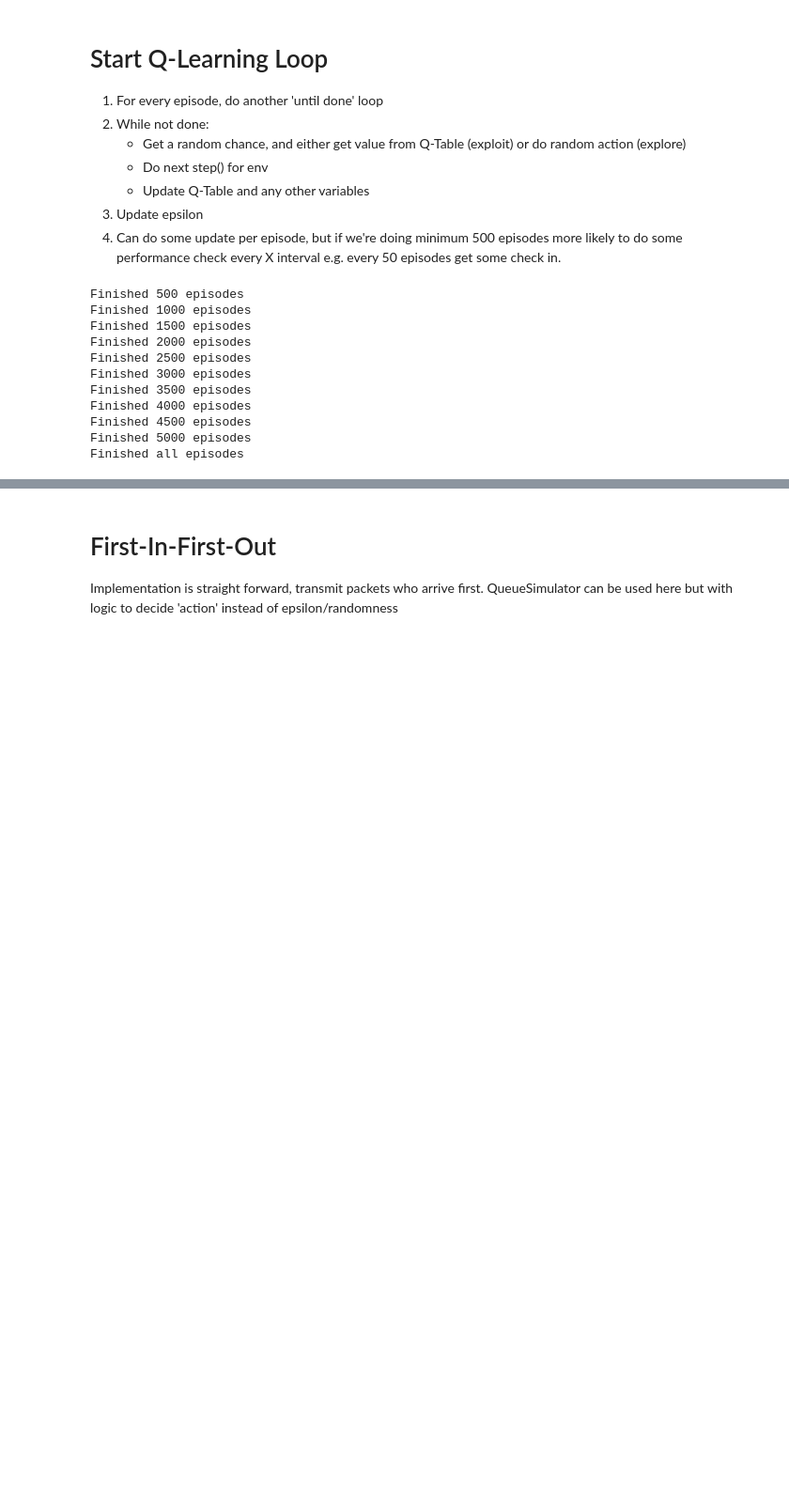
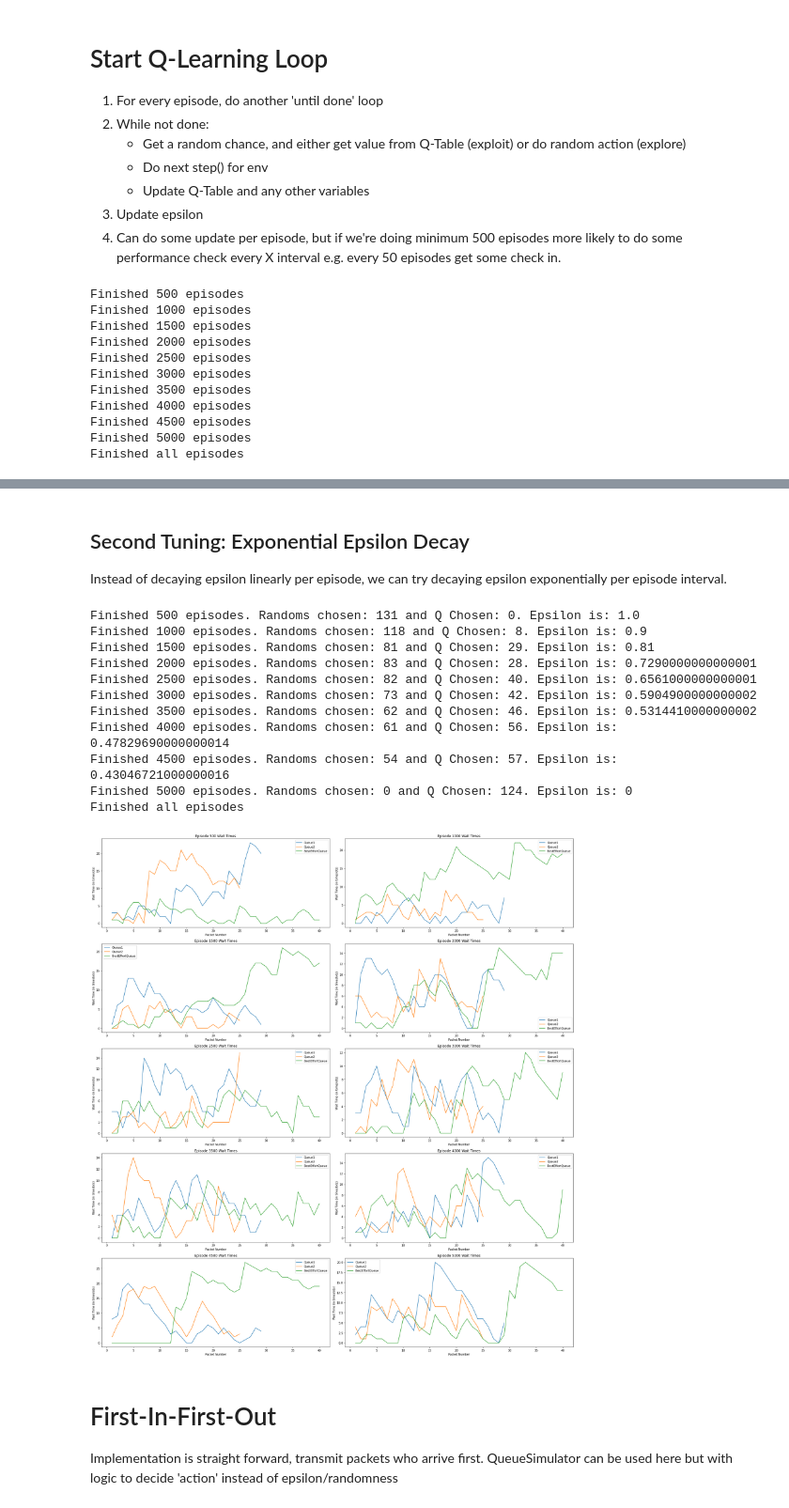
Before and after one commit to s3719678/ML_A2, a Jupyter notebook: notebooks/duc.ipynb, the cells around one changed output, grey strips where cells are left out. Shown at 94% size. Drawn from its saved outputs; the diff is of its cells as text; code cells hidden in the pictures; blank space fills up the shorter version.

```diff
--- a/notebooks/duc.ipynb
+++ b/notebooks/duc.ipynb
@@ -290,3 +362,73 @@ fig.tight_layout()
+# %% [markdown]
+## Second Tuning: Exponential Epsilon Decay
+Instead of decaying epsilon linearly per episode, we can try decaying epsilon exponentially per episode interval.
+# %%
+def q_learning_epsilon_exponential(env, q_table):
+    epsilon = EPSILON
+    epsi_decay_value = 0.9
+
+    random_chosen = 0
+    q_chosen = 0
+
+    for episode in range(1,EPISODES+1):
+        done = False
+        state = max_limit_state(env.reset(episode))
+        steps = 0
+        random_chosen = 0
+        q_chosen = 0
+
+        # On the last episode, try only using the q-table.
+        if episode == EPISODES:
+            epsilon = 0
+
+        # Early episodes almost guarantee a random action. With each episode however, the epsilon will decay, improving the chance of choosing a q_table action
+        while not done:
+            if np.random.random() < epsilon:
+                action = env.action_space.sample()
+                random_chosen += 1
+            else:
+                action = np.argmax(q_table[state])
+                q_chosen += 1
+
+            # Get the next state, reward, new done value, and info (not sure what this is)
+            # Also, in early episodes the queues can wait for very long times. Put a limit on the wait times in new_state
+            new_state, reward, done, info = env.step(action)
+            new_state = max_limit_state(new_state)
+
+            # Update QTable and calc reward. Not sure why current_q in example is 'discretState+(action,)'
+            new_max_q = np.max(q_table[new_state])
+            current_q = q_table[new_state][action]
+            q_table[new_state][action] = (1 - LEARNING_RATE)*current_q + LEARNING_RATE*(reward + DISCOUNT*new_max_q)
+
+            state = new_state
+            steps += 1
+
+        # Print progress every X episodes
+        if episode % TEST_INTERVAL == 0 and episode != 0:
+            print('Finished {0} episodes. Randoms chosen: {1} and Q Chosen: {2}. Epsilon is: {3}'.format(episode, random_chosen, q_chosen, epsilon))
+            epsilon = epsilon * epsi_decay_value
+
+    print('Finished all episodes')
+    env.close()
+    return q_table
+
+env = QueueSimulator(arrival_rates, mean_delay_requirements, queues_finished_timeslots)
+q_table = create_q_table()
+result_q_table = q_learning_epsilon_exponential(env, q_table)
+graph_q_learning_wait_times(env)
+# %% [output]
+Finished 500 episodes. Randoms chosen: 131 and Q Chosen: 0. Epsilon is: 1.0
+Finished 1000 episodes. Randoms chosen: 118 and Q Chosen: 8. Epsilon is: 0.9
+Finished 1500 episodes. Randoms chosen: 81 and Q Chosen: 29. Epsilon is: 0.81
+Finished 2000 episodes. Randoms chosen: 83 and Q Chosen: 28. Epsilon is: 0.7290000000000001
+Finished 2500 episodes. Randoms chosen: 82 and Q Chosen: 40. Epsilon is: 0.6561000000000001
+Finished 3000 episodes. Randoms chosen: 73 and Q Chosen: 42. Epsilon is: 0.5904900000000002
+Finished 3500 episodes. Randoms chosen: 62 and Q Chosen: 46. Epsilon is: 0.5314410000000002
+Finished 4000 episodes. Randoms chosen: 61 and Q Chosen: 56. Epsilon is: 0.47829690000000014
+Finished 4500 episodes. Randoms chosen: 54 and Q Chosen: 57. Epsilon is: 0.43046721000000016
+Finished 5000 episodes. Randoms chosen: 0 and Q Chosen: 124. Epsilon is: 0
+Finished all episodes
+[figure, added]
 # %% [markdown]
 # First-In-First-Out
 Implementation is straight forward, transmit packets who arrive first. QueueSimulator can be used here but with logic to decide 'action' instead of epsilon/randomness
```
Also changed, not shown: parts of 12 cells of this notebook.
